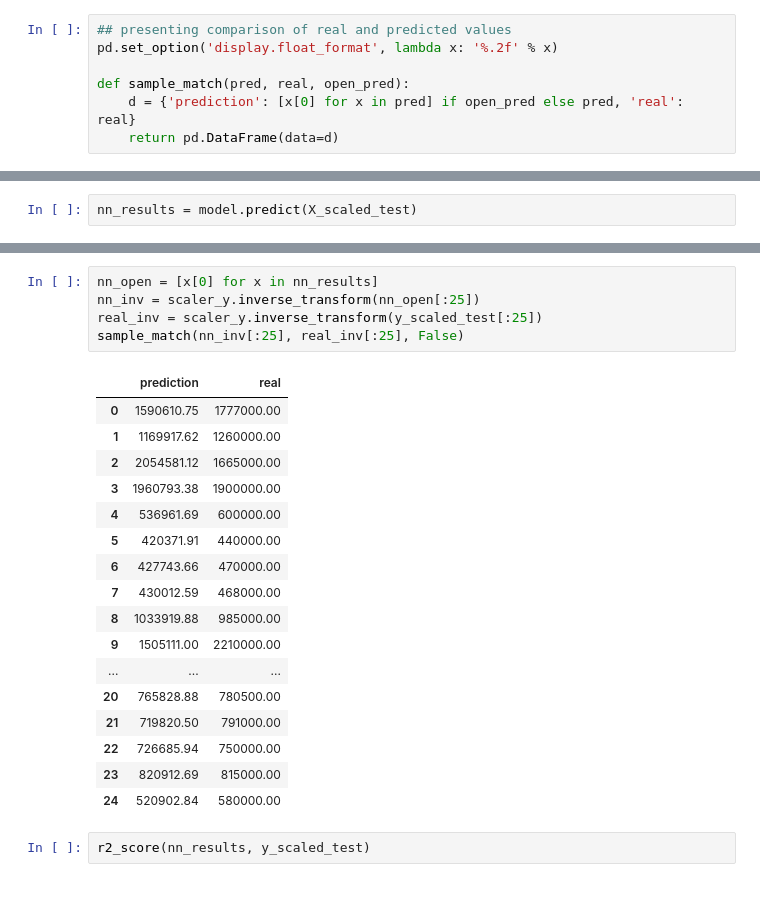
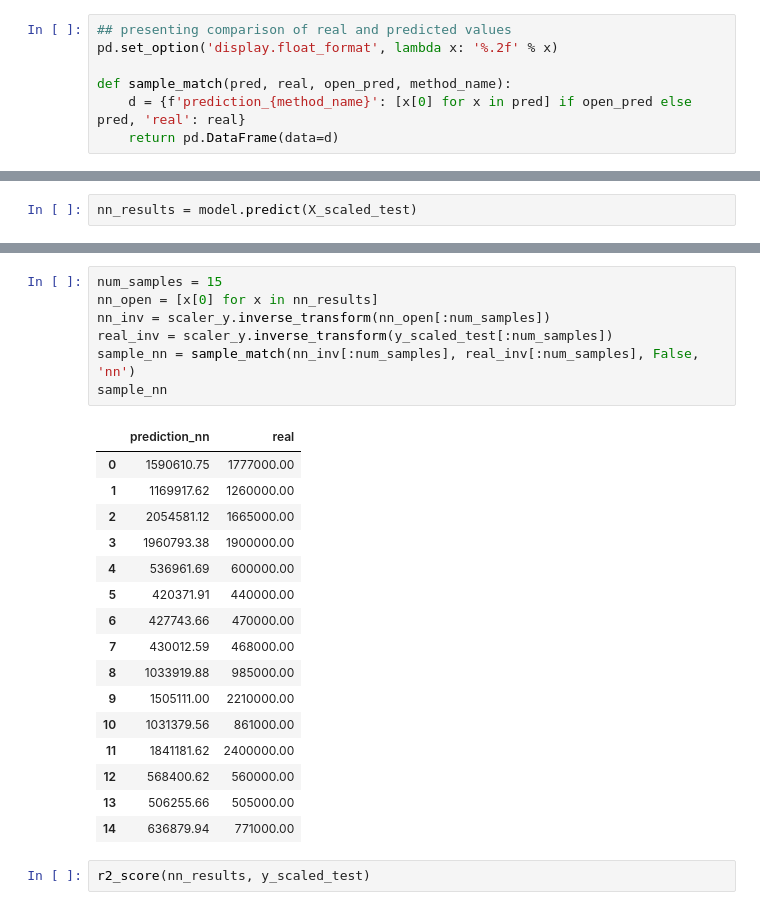
Before and after one commit to knoexus/swansea-M35-bddm, a Jupyter notebook: cw2/2023638.ipynb, the cells around one changed output, grey strips where cells are left out. Drawn from its saved outputs; the diff is of its cells as text.

```diff
--- a/cw2/2023638.ipynb
+++ b/cw2/2023638.ipynb
@@ -408,8 +419,8 @@ hist = ax.hist(y, bins=40, range=[-5, 5])
 ## presenting comparison of real and predicted values
 pd.set_option('display.float_format', lambda x: '%.2f' % x)
 
-def sample_match(pred, real, open_pred):
-    d = {'prediction': [x[0] for x in pred] if open_pred else pred, 'real': real}
+def sample_match(pred, real, open_pred, method_name):
+    d = {f'prediction_{method_name}': [x[0] for x in pred] if open_pred else pred, 'real': real}
     return pd.DataFrame(data=d)
 # %% [markdown]
 # ANN
@@ -493,12 +524,14 @@ sample_match(nn_results[:25], y_scaled_test[:25], True)
 | 23 | -0.43 | -0.44 |
 | 24 | -0.97 | -0.86 |
 # %%
+num_samples = 15
 nn_open = [x[0] for x in nn_results]
-nn_inv = scaler_y.inverse_transform(nn_open[:25])
-real_inv = scaler_y.inverse_transform(y_scaled_test[:25])
-sample_match(nn_inv[:25], real_inv[:25], False)
+nn_inv = scaler_y.inverse_transform(nn_open[:num_samples])
+real_inv = scaler_y.inverse_transform(y_scaled_test[:num_samples])
+sample_nn = sample_match(nn_inv[:num_samples], real_inv[:num_samples], False, 'nn')
+sample_nn
 # %% [output]
-|  | prediction | real |
+|  | prediction_nn | real |
 | 0 | 1590610.75 | 1777000.00 |
 | 1 | 1169917.62 | 1260000.00 |
 | 2 | 2054581.12 | 1665000.00 |
@@ -509,12 +542,11 @@ sample_match(nn_inv[:25], real_inv[:25], False)
 | 7 | 430012.59 | 468000.00 |
 | 8 | 1033919.88 | 985000.00 |
 | 9 | 1505111.00 | 2210000.00 |
-| ... | ... | ... |
-| 20 | 765828.88 | 780500.00 |
-| 21 | 719820.50 | 791000.00 |
-| 22 | 726685.94 | 750000.00 |
-| 23 | 820912.69 | 815000.00 |
-| 24 | 520902.84 | 580000.00 |
+| 10 | 1031379.56 | 861000.00 |
+| 11 | 1841181.62 | 2400000.00 |
+| 12 | 568400.62 | 560000.00 |
+| 13 | 506255.66 | 505000.00 |
+| 14 | 636879.94 | 771000.00 |
 # %%
 r2_score(nn_results, y_scaled_test)
 # %% [output]
```
Also changed, not shown: parts of 31 cells of this notebook.
